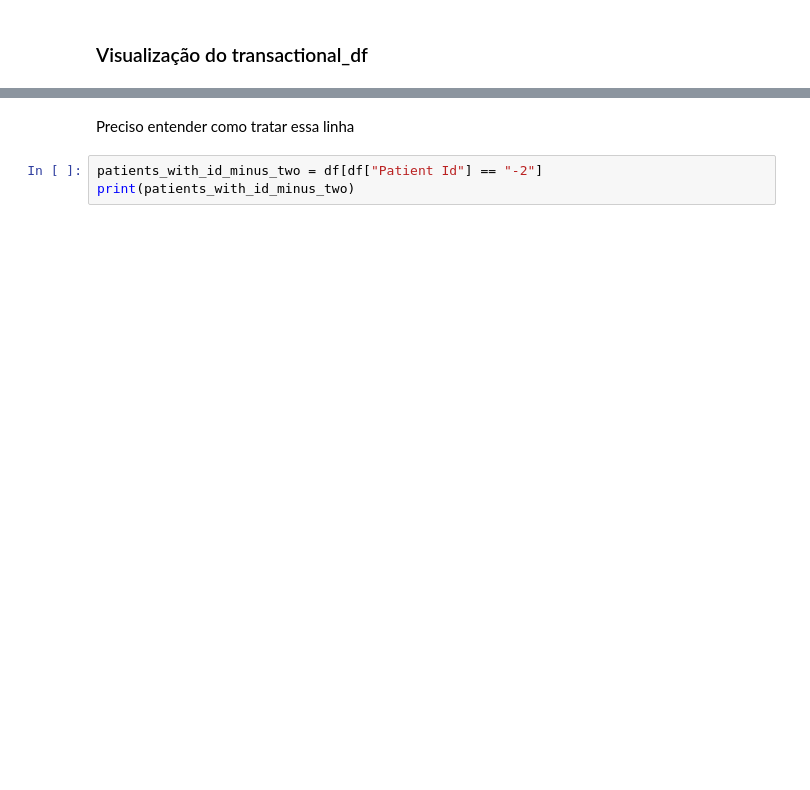
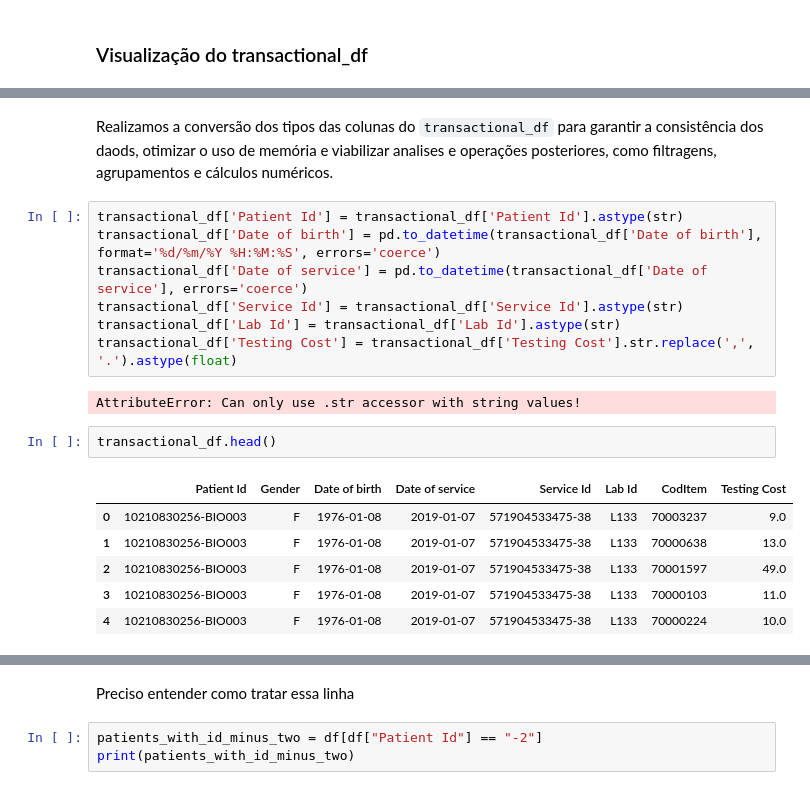
Before and after one commit to grmonteiroh/elo-group, a Jupyter notebook: consultoria laboratorio/notebooks/sanity_check.ipynb, the cells around one changed output, grey strips where cells are left out. Drawn from its saved outputs; the diff is of its cells as text; blank space fills up the shorter version.

```diff
--- a/consultoria laboratorio/notebooks/sanity_check.ipynb
+++ b/consultoria laboratorio/notebooks/sanity_check.ipynb
@@ -599,0 +829,20 @@ print(transactional_df[transactional_df.isnull().any(axis=1)])
+# %% [markdown]
+Realizamos a conversão dos tipos das colunas do `transactional_df` para garantir a consistência dos daods, otimizar o uso de memória e viabilizar analises e operações posteriores, como filtragens, agrupamentos e cálculos numéricos.
+# %%
+transactional_df['Patient Id'] = transactional_df['Patient Id'].astype(str)
+transactional_df['Date of birth'] = pd.to_datetime(transactional_df['Date of birth'], format='%d/%m/%Y %H:%M:%S', errors='coerce')
+transactional_df['Date of service'] = pd.to_datetime(transactional_df['Date of service'], errors='coerce')
+transactional_df['Service Id'] = transactional_df['Service Id'].astype(str)
+transactional_df['Lab Id'] = transactional_df['Lab Id'].astype(str)
+transactional_df['Testing Cost'] = transactional_df['Testing Cost'].str.replace(',', '.').astype(float)
+# %% [output]
+AttributeError: Can only use .str accessor with string values!
+# %%
+transactional_df.head()
+# %% [output]
+|  | Patient Id | Gender | Date of birth | Date of service | Service Id | Lab Id | CodItem | Testing Cost |
+| 0 | 10210830256-BIO003 | F | 1976-01-08 | 2019-01-07 | 571904533475-38 | L133 | 70003237 | 9.0 |
+| 1 | 10210830256-BIO003 | F | 1976-01-08 | 2019-01-07 | 571904533475-38 | L133 | 70000638 | 13.0 |
+| 2 | 10210830256-BIO003 | F | 1976-01-08 | 2019-01-07 | 571904533475-38 | L133 | 70001597 | 49.0 |
+| 3 | 10210830256-BIO003 | F | 1976-01-08 | 2019-01-07 | 571904533475-38 | L133 | 70000103 | 11.0 |
+| 4 | 10210830256-BIO003 | F | 1976-01-08 | 2019-01-07 | 571904533475-38 | L133 | 70000224 | 10.0 |
```
Also changed, not shown: parts of 60 cells of this notebook.
